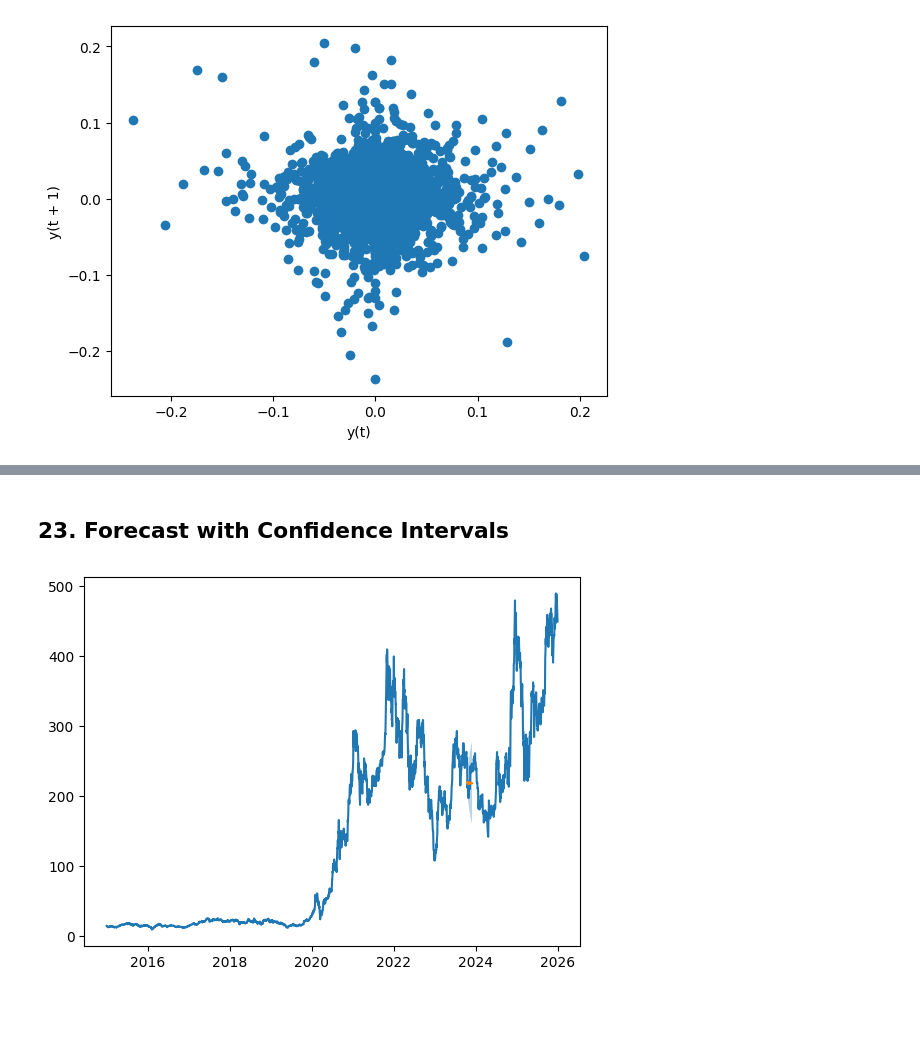
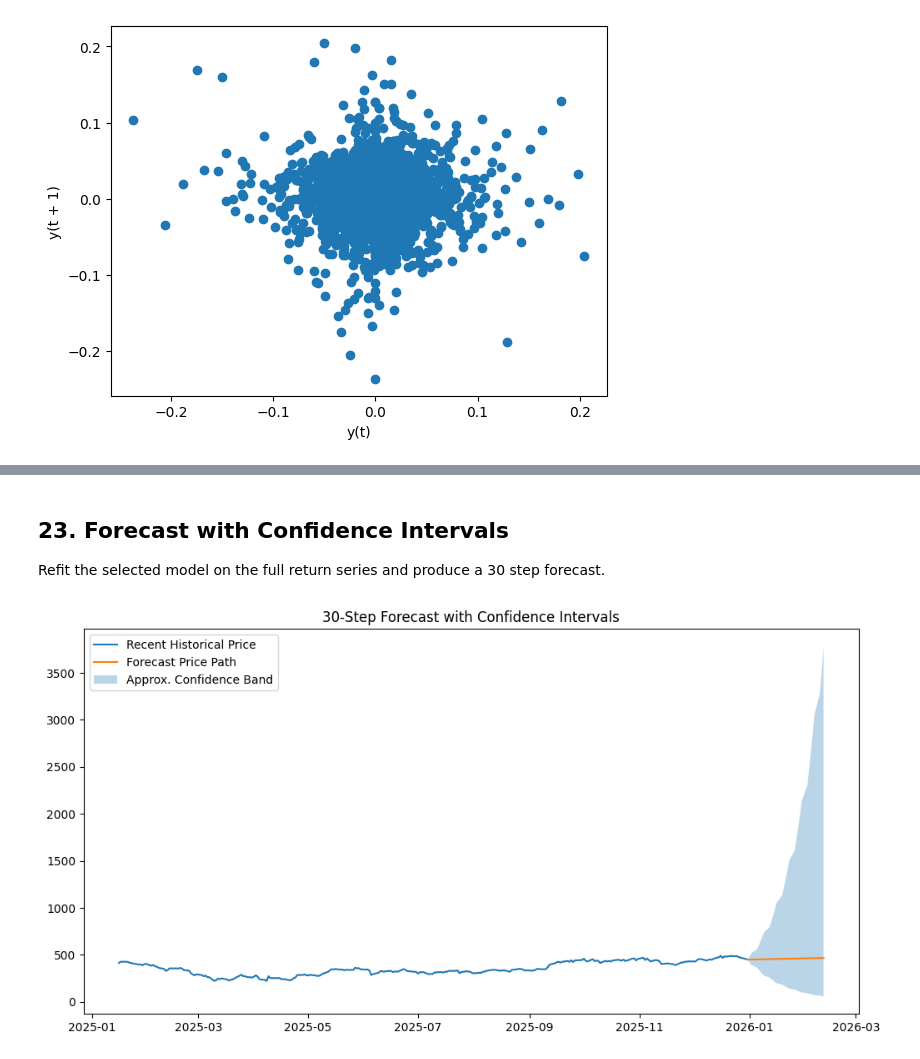
Before and after one commit to killianharnett1/tesla-time-series-analysis, a Jupyter notebook: notebooks/tesla_time_series_analysis.ipynb, the cells around one changed output, grey strips where cells are left out. Cells and saved outputs as stored; diff of their text form; code cells hidden in the pictures; blank space fills up the shorter version.

```diff
--- a/notebooks/tesla_time_series_analysis.ipynb
+++ b/notebooks/tesla_time_series_analysis.ipynb
@@ -162,14 +323,16 @@ test = close_b[train_size:]
 # %%
-p=q=range(3)
-results=[]
+# Grid search on the stationary return series
+p = q = range(3)
+d = [0]   # returns are already differenced via log returns
+results = []
 
-for order in [(i,1,j) for i in p for j in q]:
+for order in [(i, j, k) for i in p for j in d for k in q]:
     try:
-        fit = ARIMA(train, order=order).fit()
-        results.append((order, fit.aic))
-    except:
+        fit_candidate = ARIMA(train_returns, order=order).fit()
+        results.append((order, fit_candidate.aic, fit_candidate.bic))
+    except Exception:
         pass
 
-results_df = pd.DataFrame(results, columns=["order","AIC"]).sort_values("AIC")
-print(results_df.head())
+results_df = pd.DataFrame(results, columns=["order", "AIC", "BIC"]).sort_values(["AIC", "BIC"])
+print(results_df.head(10))
 # %% [output]
@@ -229,13 +609,37 @@ print(acorr_ljungbox(residuals, lags=[10]))
 # %% [markdown]
 ## 23. Forecast with Confidence Intervals
+
+Refit the selected model on the full return series and produce a 30 step forecast.
 # %%
-forecast = fit.get_forecast(30)
-mean = forecast.predicted_mean
-ci = forecast.conf_int()
+# Refit the selected model on the full return series and produce a 30-step return forecast
+final_model = ARIMA(log_returns, order=best_order).fit()
+future_forecast = final_model.get_forecast(steps=30)
 
-plt.plot(close_b)
-plt.plot(mean)
-plt.fill_between(ci.index, ci.iloc[:,0], ci.iloc[:,1], alpha=0.3)
+future_return_mean = future_forecast.predicted_mean
+future_return_ci = future_forecast.conf_int()
+
+# Convert forecast returns to a price path using the last observed price
+last_price = float(close_b_s.iloc[-1])
+
+future_price_mean = [last_price]
+lower_price_path = [last_price]
+upper_price_path = [last_price]
+
+for i in range(len(future_return_mean)):
+    future_price_mean.append(future_price_mean[-1] * np.exp(float(future_return_mean.iloc[i])))
+    lower_price_path.append(lower_price_path[-1] * np.exp(float(future_return_ci.iloc[i, 0])))
+    upper_price_path.append(upper_price_path[-1] * np.exp(float(future_return_ci.iloc[i, 1])))
+
+forecast_dates = [close_b.index[-1]] + list(future_return_mean.index)
+
+plt.figure(figsize=(12, 6))
+plt.plot(close_b.iloc[-250:], label="Recent Historical Price")
+plt.plot(forecast_dates, future_price_mean, label="Forecast Price Path")
+plt.fill_between(forecast_dates, lower_price_path, upper_price_path, alpha=0.3, label="Approx. Confidence Band")
+plt.title("30-Step Forecast with Confidence Intervals")
+plt.legend()
+
+plt.savefig(r"C:\Users\killi\OneDrive - Dundalk Institute of Technology\tesla-time-series-analysis\images\price_forecast_with_ci.png", dpi=300, bbox_inches="tight")
 plt.show()
 # %% [output]
-[figure, old version]
+[figure, new version]
```
Also changed, not shown: parts of 64 cells of this notebook, 17 other files.
